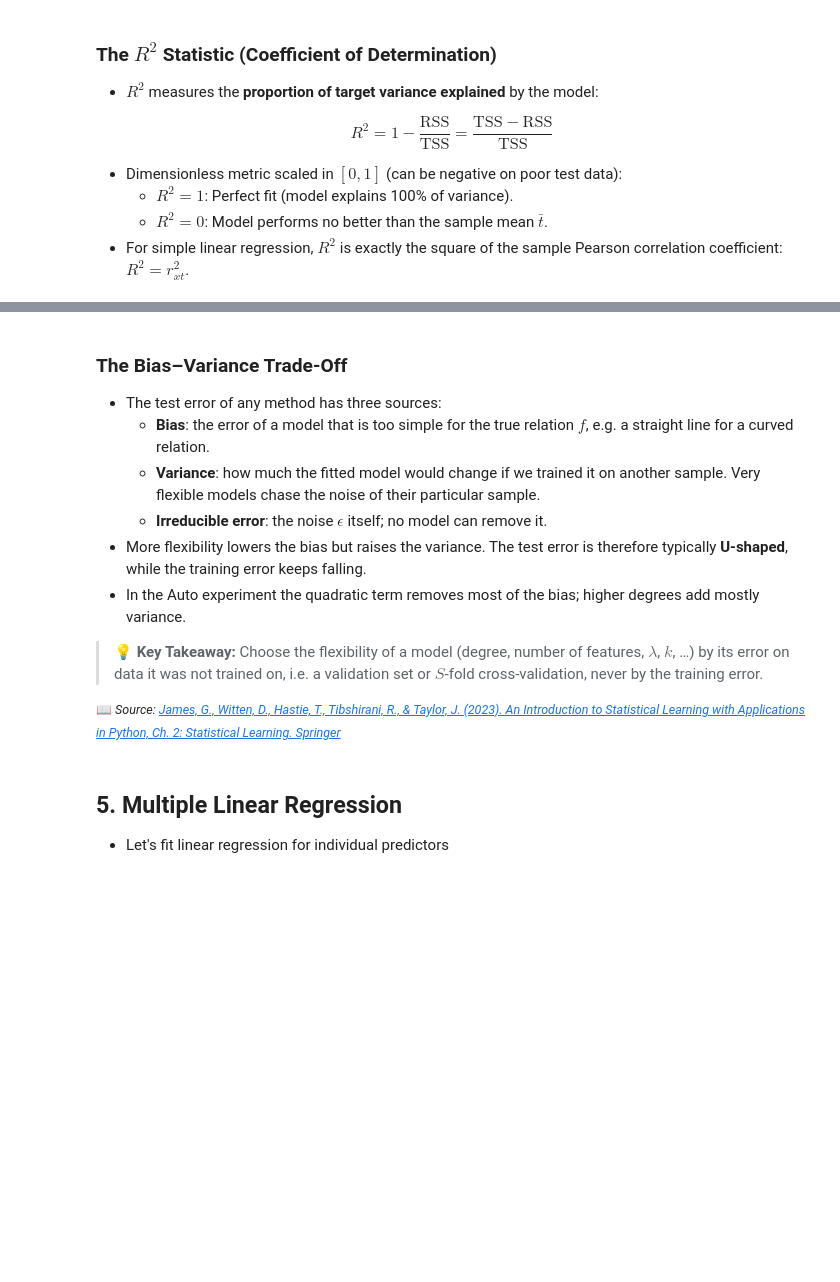
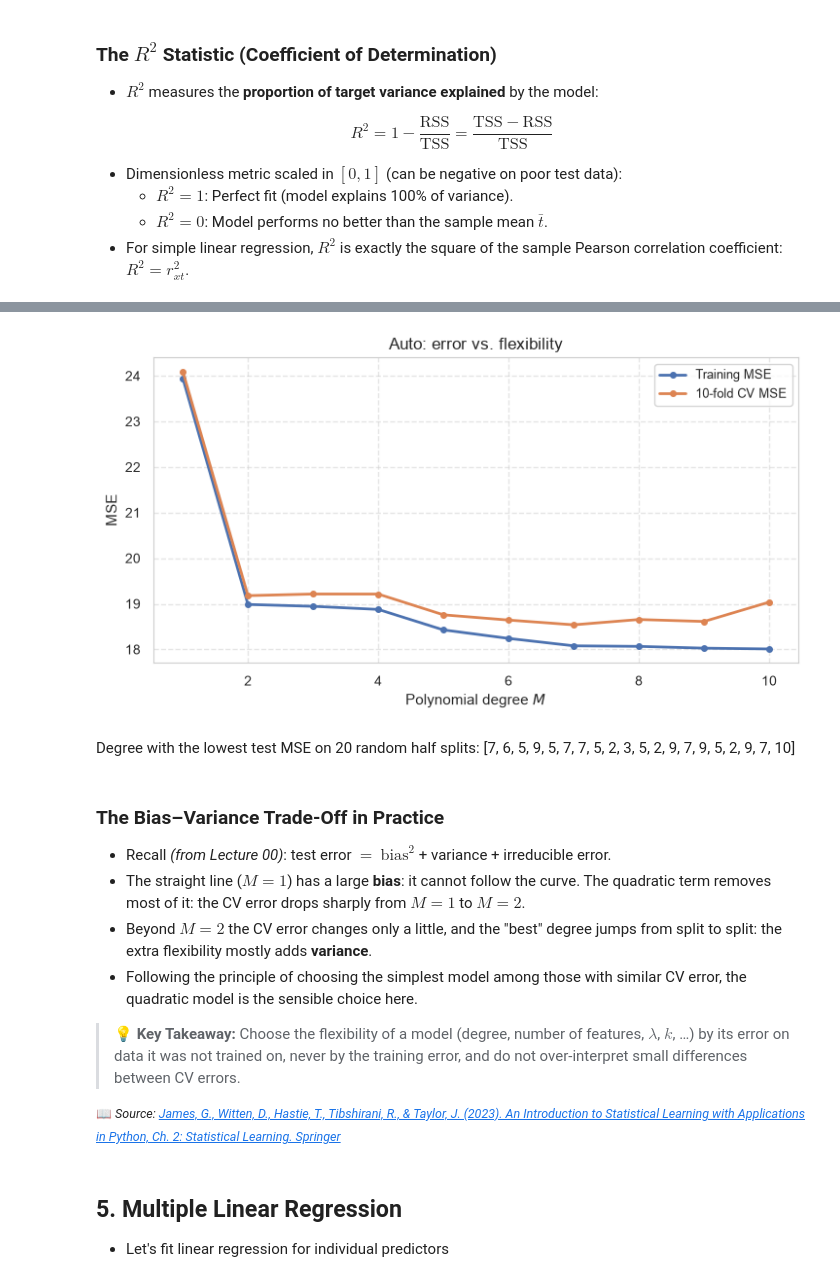
Before and after one commit to konstantin-schekotihin/dl_course, a Jupyter notebook: AI-ML/02_regression.ipynb, the cells around one changed output, grey strips where cells are left out. Saved outputs shown, nothing was run; the diff lists cells and outputs as text; code cells hidden in the pictures; blank space fills up the shorter version.

Commit message:
Align 02_regression with ISLP

```diff
--- a/AI-ML/02_regression.ipynb
+++ b/AI-ML/02_regression.ipynb
@@ -378,12 +408,0 @@ hp.plot_fitted_curves(x_hp, t_mpg, x_grid, fitted_curves, xlabel="Horsepower $x$
-# %%
-x_train, x_test, t_train, t_test = train_test_split(x_hp, t_mpg, test_size=0.5, random_state=1)
-train_mean, train_std = x_train.mean(), x_train.std()   # standardization learned on the training half only
-
-degrees = np.arange(1, 11)
-mse_train, mse_test = [], []
-for M in degrees:
-    model = LinearRegression().fit(polynomial_features(x_train, M, train_mean, train_std), t_train)
-    mse_train.append(mean_squared_error(t_train, model.predict(polynomial_features(x_train, M, train_mean, train_std))))
-    mse_test.append(mean_squared_error(t_test, model.predict(polynomial_features(x_test, M, train_mean, train_std))))
-
-print(pd.DataFrame({"M": degrees, "training MSE": mse_train, "test MSE": mse_test}).round(2).to_string(index=False))
@@ -395,0 +415,10 @@ hp.plot_curves(degrees, {"Training MSE": mse_train, "Test MSE": mse_test}, xlabe
+# %%
+degrees = np.arange(1, 11)
+folds = KFold(n_splits=10, shuffle=True, random_state=1)
+mse_train, mse_cv = [], []
+for M in degrees:
+    Phi = polynomial_features(x_hp, M, hp_mean, hp_std)
+    mse_train.append(mean_squared_error(t_mpg, LinearRegression().fit(Phi, t_mpg).predict(Phi)))
+    mse_cv.append(-cross_val_score(LinearRegression(), Phi, t_mpg, cv=folds, scoring="neg_mean_squared_error").mean())
+
+print(pd.DataFrame({"M": degrees, "training MSE": mse_train, "10-fold CV MSE": mse_cv}).round(2).to_string(index=False))
@@ -396,14 +437,27 @@ hp.plot_curves(degrees, {"Training MSE": mse_train, "Test MSE": mse_test}, xlabe
+# %%
+hp.plot_curves(degrees, {"Training MSE": mse_train, "10-fold CV MSE": mse_cv}, xlabel="Polynomial degree $M$",
+               ylabel="MSE", title="Auto: error vs. flexibility")
+
+# Which degree would a single random half split pick? Repeat it 20 times.
+best_degree = []
+for seed in range(20):
+    x_train, x_test, t_train, t_test = train_test_split(x_hp, t_mpg, test_size=0.5, random_state=seed)
+    test_mse = [mean_squared_error(t_test, LinearRegression().fit(polynomial_features(x_train, M, hp_mean, hp_std), t_train)
+                                   .predict(polynomial_features(x_test, M, hp_mean, hp_std))) for M in degrees]
+    best_degree.append(int(degrees[np.argmin(test_mse)]))
+display(Markdown(f"Degree with the lowest test MSE on 20 random half splits: {best_degree}"))
+# %% [output]
+[figure, added]
+Degree with the lowest test MSE on 20 random half splits: [7, 6, 5, 9, 5, 7, 7, 5, 2, 3, 5, 2, 9, 7, 9, 5, 2, 9, 7, 10]
 # %% [markdown]
-### The Bias–Variance Trade-Off
+### The Bias–Variance Trade-Off in Practice
 
-- The test error of any method has three sources:
-  - **Bias**: the error of a model that is too simple for the true relation $f$, e.g. a straight line for a curved relation.
-  - **Variance**: how much the fitted model would change if we trained it on another sample. Very flexible models chase the noise of their particular sample.
-  - **Irreducible error**: the noise $\epsilon$ itself; no model can remove it.
-- More flexibility lowers the bias but raises the variance. The test error is therefore typically **U-shaped**, while the training error keeps falling.
-- In the Auto experiment the quadratic term removes most of the bias; higher degrees add mostly variance.
+- Recall *(from Lecture 00)*: test error $=$ $\mathrm{bias}^2$ + variance + irreducible error.
+- The straight line ($M = 1$) has a large **bias**: it cannot follow the curve. The quadratic term removes most of it: the CV error drops sharply from $M = 1$ to $M = 2$.
+- Beyond $M = 2$ the CV error changes only a little, and the "best" degree jumps from split to split: the extra flexibility mostly adds **variance**.
+- Following the principle of choosing the simplest model among those with similar CV error, the quadratic model is the sensible choice here.
 
-> 💡 **Key Takeaway:** Choose the flexibility of a model (degree, number of features, $\lambda$, $k$, …) by its error on data it was not trained on, i.e. a validation set or $S$-fold cross-validation, never by the training error.
+> 💡 **Key Takeaway:** Choose the flexibility of a model (degree, number of features, $\lambda$, $k$, …) by its error on data it was not trained on, never by the training error, and do not over-interpret small differences between CV errors.
 
 <small>📖 *Source: [James, G., Witten, D., Hastie, T., Tibshirani, R., & Taylor, J. (2023). An Introduction to Statistical Learning with Applications in Python, Ch. 2: Statistical Learning. Springer](https://doi.org/10.1007/978-3-031-38747-0_2)*</small>
 # %% [markdown]
```
Also changed, not shown: parts of 67 cells of this notebook, 1 other file.
